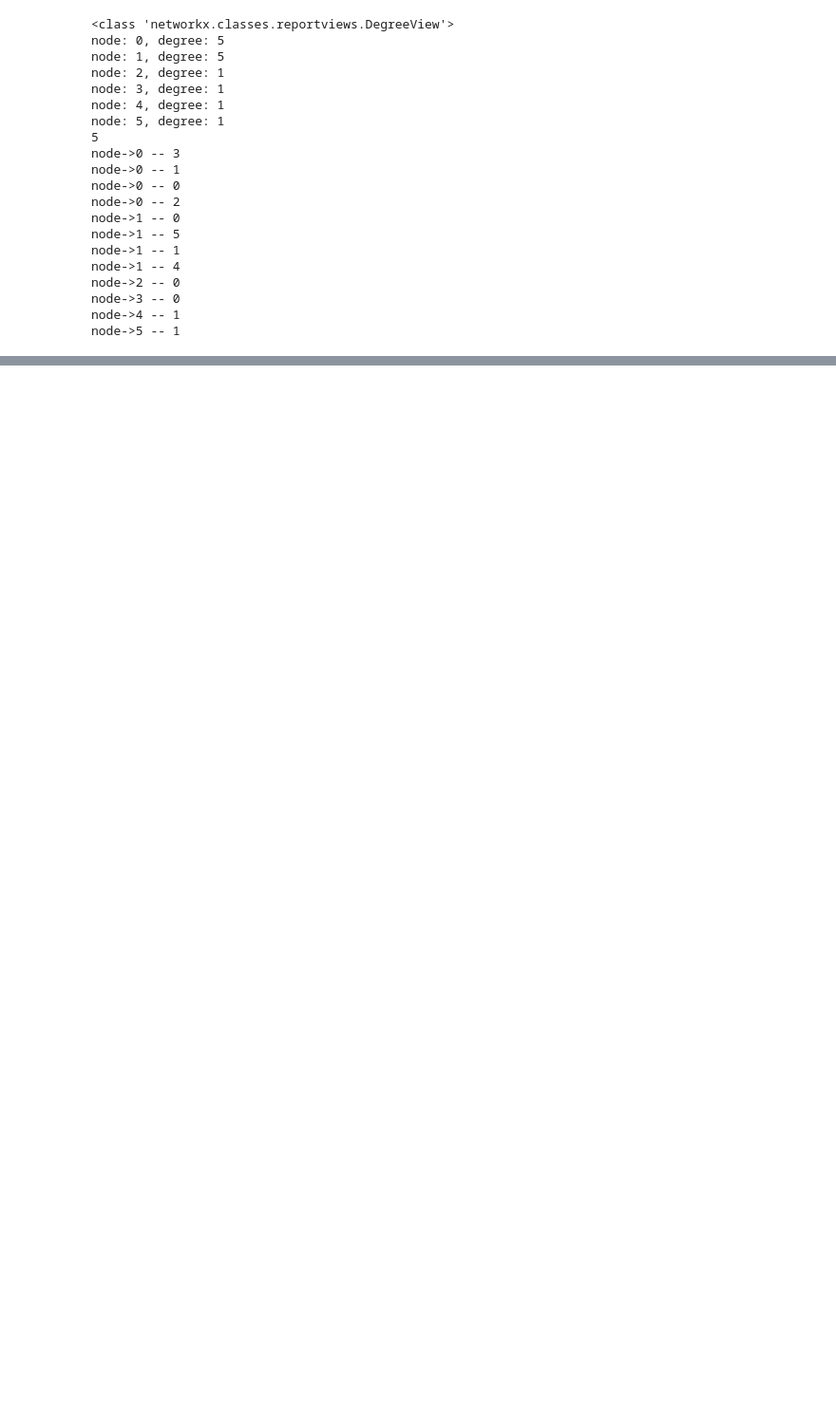
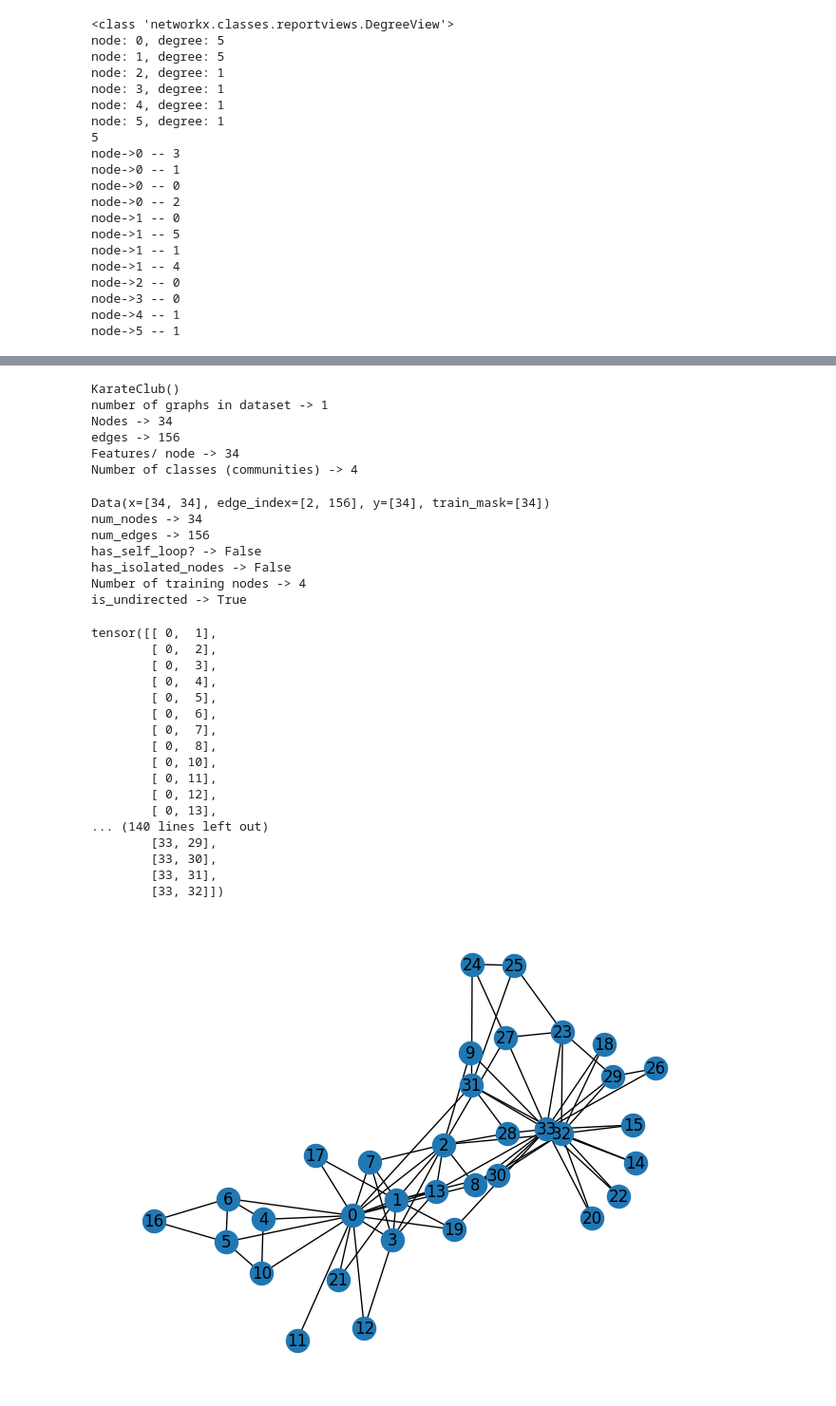
Before and after one commit to SM1991CODES/DeepLearningRobotics, a Jupyter notebook: work_0.ipynb, the cells around one changed output, grey strips where cells are left out. Shown at 95% size. Cells and saved outputs as stored; diff of their text form; code cells hidden in the pictures; blank space fills up the shorter version.

```diff
--- a/work_0.ipynb
+++ b/work_0.ipynb
@@ -123,0 +197,65 @@ node->5 -- 1
+# %%
+# import the Karateclub dataset - community detection - classify each node belonging to one communty/ class
+from torch_geometric.datasets import KarateClub
+
+
+dataset = KarateClub()  # create an object of the dataset
+print(dataset)
+
+print(f"number of graphs in dataset -> {len(dataset)}")
+print(f"Nodes -> {dataset[0].num_nodes}")  # same as dataset.num_nodes in this case since there's only 1 graph
+print(f"edges -> {dataset[0].num_edges}")
+print(f"Features/ node -> {dataset.num_features}")
+print(f"Number of classes (communities) -> {dataset.num_classes}")
+# %% [output]
+KarateClub()
+number of graphs in dataset -> 1
+Nodes -> 34
+edges -> 156
+Features/ node -> 34
+Number of classes (communities) -> 4
+# %%
+from torch_geometric.utils import to_networkx
+
+# details for the graph
+data = dataset[0]
+print(data)
+
+print(f"num_nodes -> {data.num_nodes}")
+print(f"num_edges -> {data.num_edges}")
+print(f"has_self_loop? -> {data.has_self_loops()}")
+print(f"has_isolated_nodes -> {data.has_isolated_nodes()}")
+print(f"Number of training nodes -> {data.train_mask.sum()}")
+print(f"is_undirected -> {data.is_undirected()}")
+
+# NOTE: convert to networkx graph for drawing
+G = to_networkx(data, to_undirected=True)
+nx.draw(G, with_labels=True)
+
+data.edge_index.T  # prints nodes between which there are edges (u, v) format
+# %% [output]
+Data(x=[34, 34], edge_index=[2, 156], y=[34], train_mask=[34])
+num_nodes -> 34
+num_edges -> 156
+has_self_loop? -> False
+has_isolated_nodes -> False
+Number of training nodes -> 4
+is_undirected -> True
+tensor([[ 0,  1],
+        [ 0,  2],
+        [ 0,  3],
+        [ 0,  4],
+        [ 0,  5],
+        [ 0,  6],
+        [ 0,  7],
+        [ 0,  8],
+        [ 0, 10],
+        [ 0, 11],
+        [ 0, 12],
+        [ 0, 13],
+... (140 lines left out)
+        [33, 29],
+        [33, 30],
+        [33, 31],
+        [33, 32]])
+[figure, added]
```
Also changed, not shown: parts of 15 cells of this notebook.
